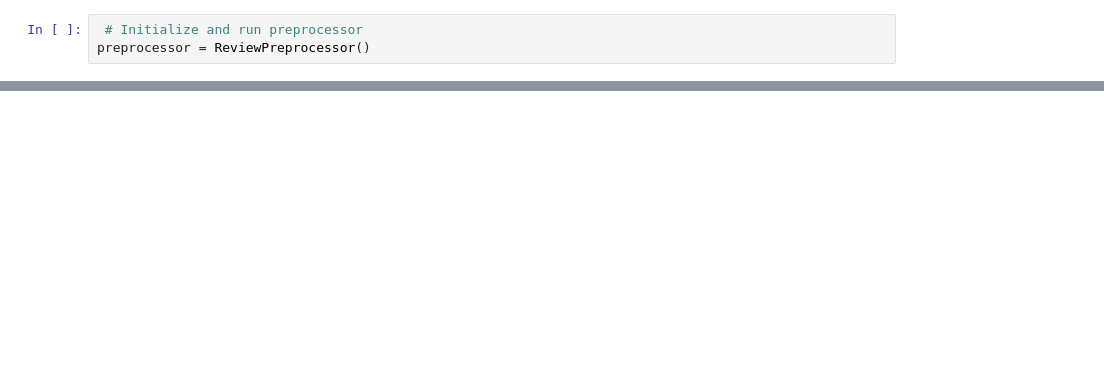
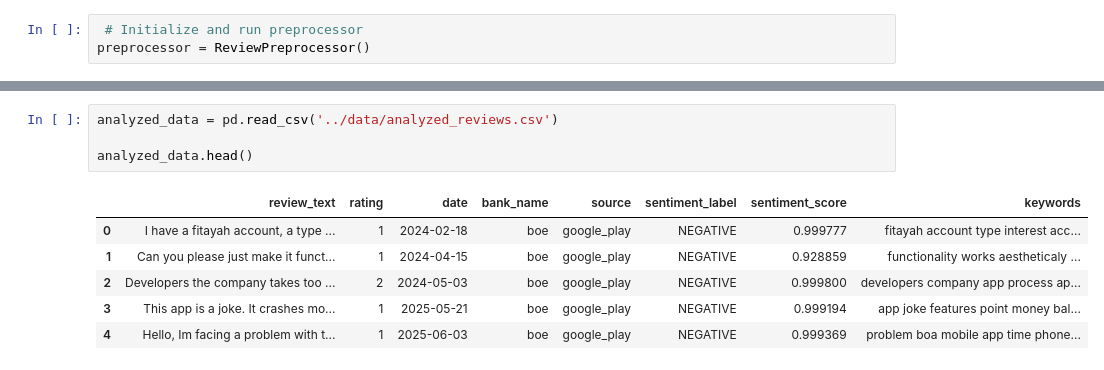
Before and after one commit to wondifraw/Customer-Experience-Analytics-for-Fintech-Apps, a Jupyter notebook: notebooks/banking_app_reviews_analysis.ipynb, the cells around one changed output, grey strips where cells are left out. Drawn from its saved outputs; the diff is of its cells as text; blank space fills up the shorter version.

```diff
--- a/notebooks/banking_app_reviews_analysis.ipynb
+++ b/notebooks/banking_app_reviews_analysis.ipynb
@@ -35,0 +52,11 @@ preprocessor.process_all_banks()
+# %%
+analyzed_data = pd.read_csv('../data/analyzed_reviews.csv')
+
+analyzed_data.head()
+# %% [output]
+|  | review_text | rating | date | bank_name | source | sentiment_label | sentiment_score | keywords |
+| 0 | I have a fitayah account, a type ... | 1 | 2024-02-18 | boe | google_play | NEGATIVE | 0.999777 | fitayah account type interest acc... |
+| 1 | Can you please just make it funct... | 1 | 2024-04-15 | boe | google_play | NEGATIVE | 0.928859 | functionality works aestheticaly ... |
+| 2 | Developers the company takes too ... | 2 | 2024-05-03 | boe | google_play | NEGATIVE | 0.999800 | developers company app process ap... |
+| 3 | This app is a joke. It crashes mo... | 1 | 2025-05-21 | boe | google_play | NEGATIVE | 0.999194 | app joke features point money bal... |
+| 4 | Hello, Im facing a problem with t... | 1 | 2025-06-03 | boe | google_play | NEGATIVE | 0.999369 | problem boa mobile app time phone... |
```
Also changed, not shown: parts of 8 cells of this notebook.
